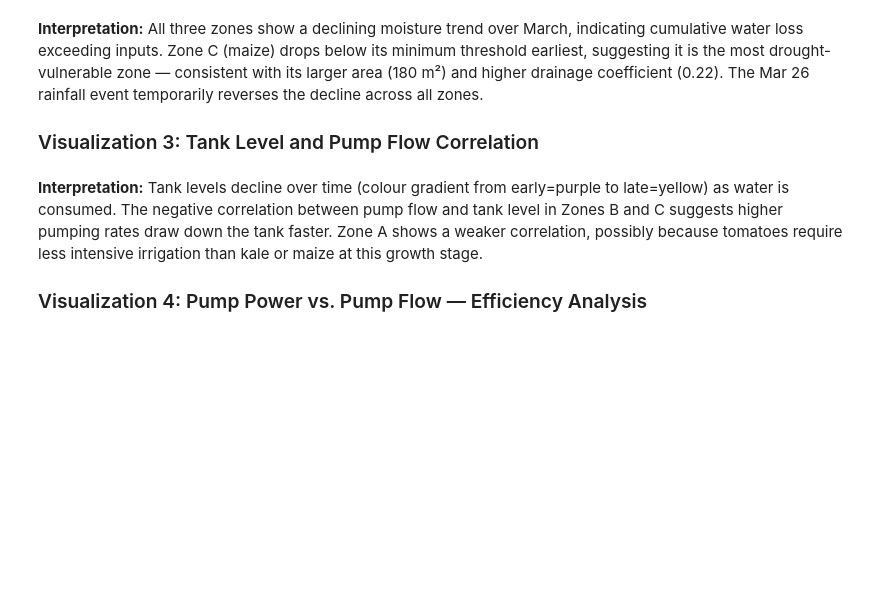
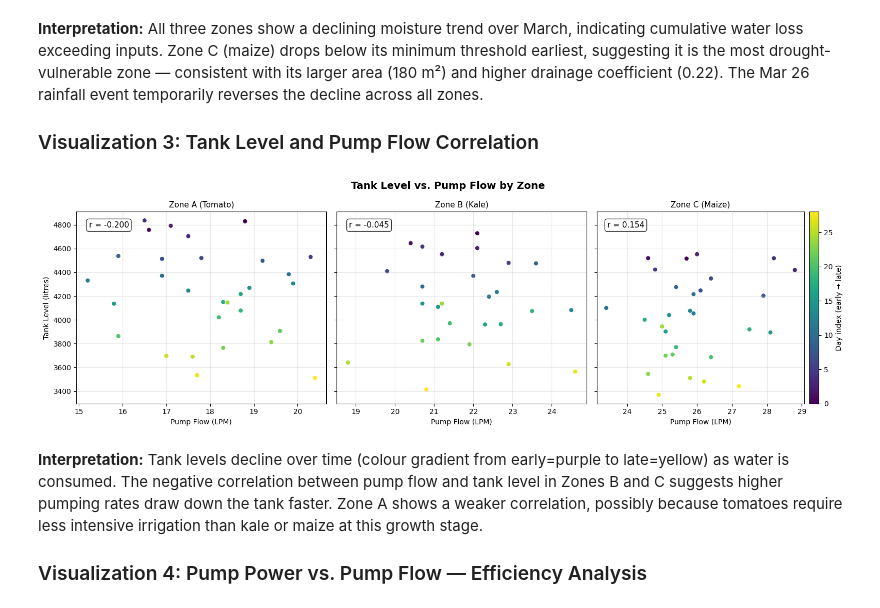
Before and after one commit to trivium-trio/HydroSense-Kenya, a Jupyter notebook: notebooks/Level_4_Data_Analysis_and_Visualization.ipynb, the cells around one changed output. Drawn from its saved outputs; the diff is of its cells as text; code cells hidden in the pictures; blank space fills up the shorter version.

```diff
--- a/notebooks/Level_4_Data_Analysis_and_Visualization.ipynb
+++ b/notebooks/Level_4_Data_Analysis_and_Visualization.ipynb
@@ -131,26 +170,28 @@ plt.show()
 # %%
 fig, axes = plt.subplots(1, 3, figsize=(16, 5), sharey=True)
 fig.suptitle('Tank Level vs. Pump Flow by Zone', fontsize=14, fontweight='bold')
 
 for idx, zone_id in enumerate(['Zone_A', 'Zone_B', 'Zone_C']):
-    zd = soil_clean[soil_clean['zone_id'] == zone_id]
+    zd = cleaned_soil_df[cleaned_soil_df['zone_id'] == zone_id]
     ax = axes[idx]
     sc = ax.scatter(zd['pump_flow_lpm'], zd['tank_level_liters'],
                     c=range(len(zd)), cmap='viridis', s=40, edgecolors='white', linewidth=0.5)
     ax.set_xlabel('Pump Flow (LPM)', fontsize=10)
     ax.set_title(labels[zone_id], fontsize=11)
     ax.grid(alpha=0.3)
     # Correlation
     r = zd['pump_flow_lpm'].corr(zd['tank_level_liters'])
     ax.annotate(f'r = {r:.3f}', xy=(0.05, 0.95), xycoords='axes fraction',
                 fontsize=11, verticalalignment='top',
                 bbox=dict(boxstyle='round', facecolor='white', alpha=0.8))
 
 axes[0].set_ylabel('Tank Level (litres)', fontsize=10)
 plt.colorbar(sc, ax=axes[-1], label='Day index (early → late)', pad=0.02)
 plt.tight_layout()
 plt.savefig('../reports/level4_viz3_tank_pump.png', dpi=150, bbox_inches='tight')
 plt.show()
+# %% [output]
+[figure, added]
 # %% [markdown]
 **Interpretation:** Tank levels decline over time (colour gradient from early=purple to late=yellow) as water is consumed. The negative correlation between pump flow and tank level in Zones B and C suggests higher pumping rates draw down the tank faster. Zone A shows a weaker correlation, possibly because tomatoes require less intensive irrigation than kale or maize at this growth stage.
 
```
Also changed, not shown: parts of 14 cells of this notebook, 3 other files.
